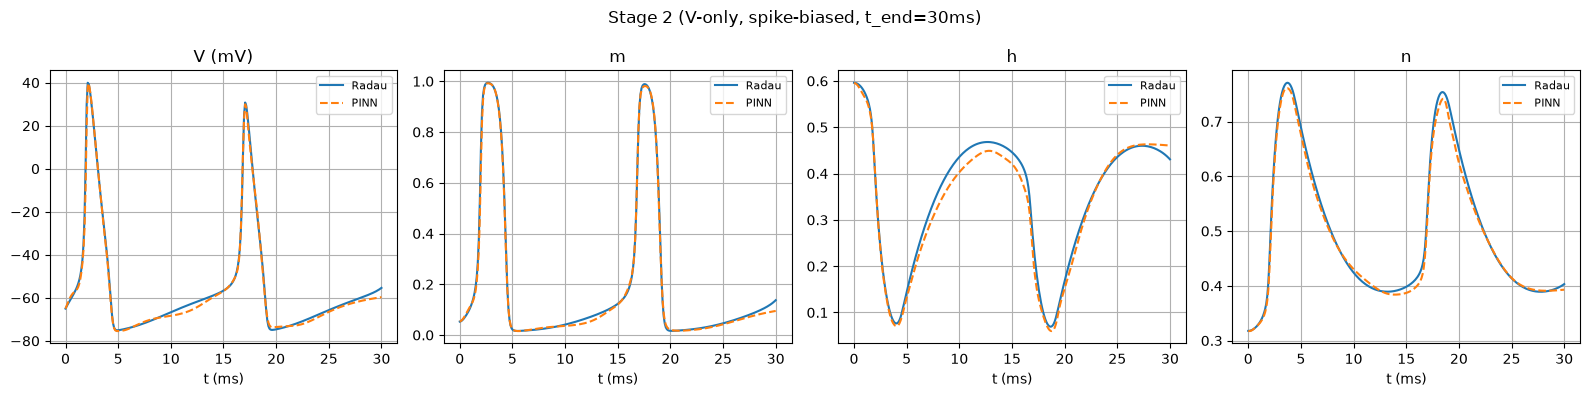
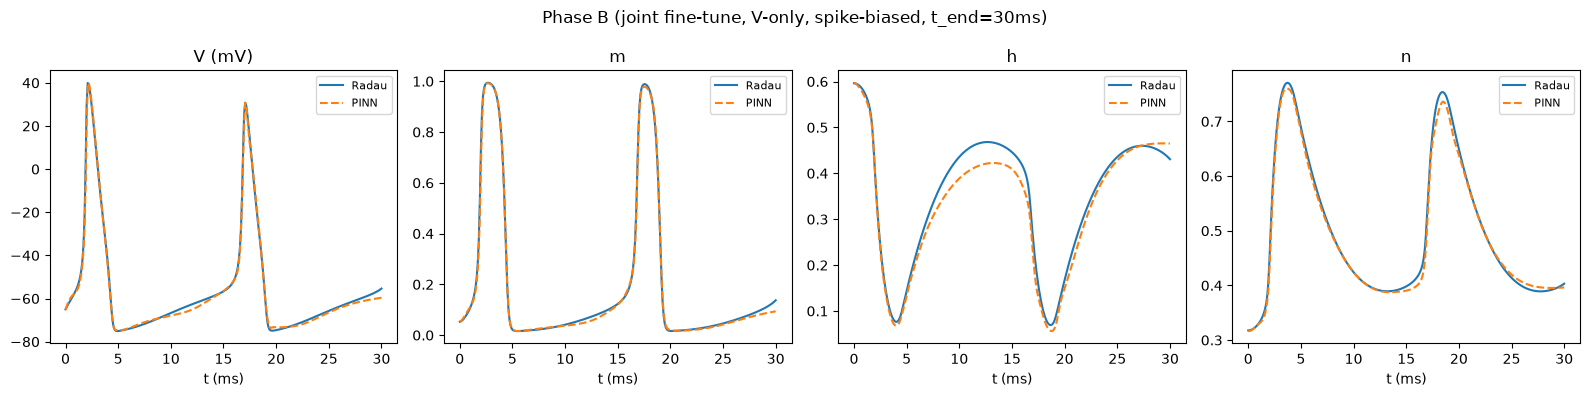
The change to this notebook cell's code, shown as a diff; its figure went from the first image to the second:
--- before
+++ after
@@ -1,3 +1,5 @@
 u_b = eval_trajectory(trainer_b, t_eval)
-plot_vs_radau(t_eval, u_b, u_ref_eval, "Stage 2 (V-only, spike-biased, t_end=30ms)")
-rel_l2_report(u_b, u_ref_eval, "Stage 2 final")
+fig = plot_vs_radau(t_eval, u_b, u_ref_eval, "Phase B (joint fine-tune, V-only, spike-biased, t_end=30ms)")
+fig.savefig("../assets/stage2_final_result.png", dpi=200, bbox_inches="tight")
+plt.show()
+rel_l2_report(u_b, u_ref_eval, "Phase B final")

Commit: Notebook tidy-up